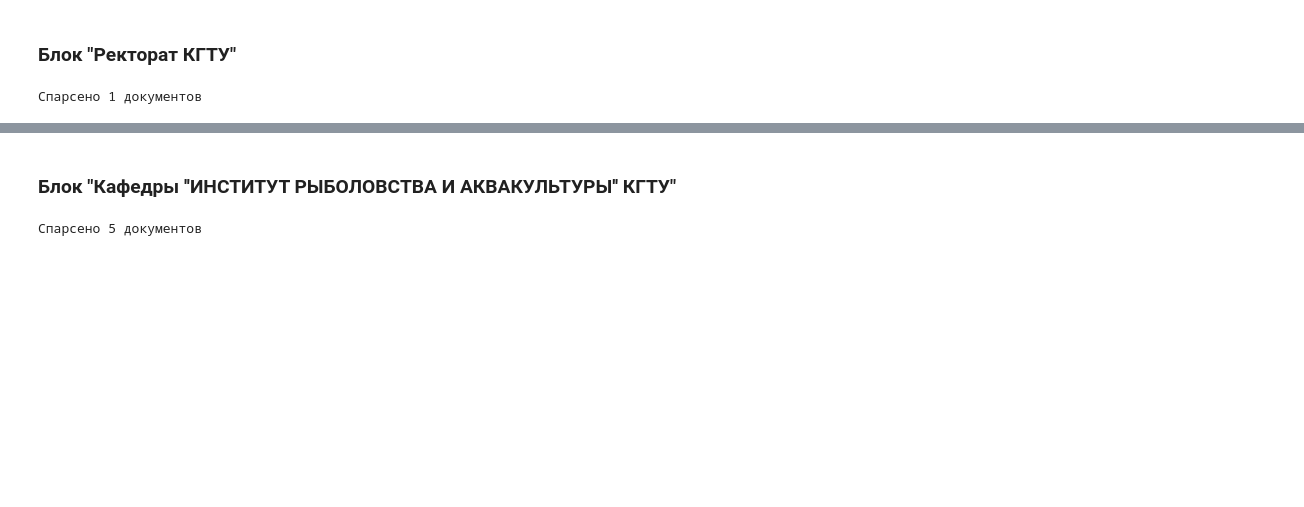
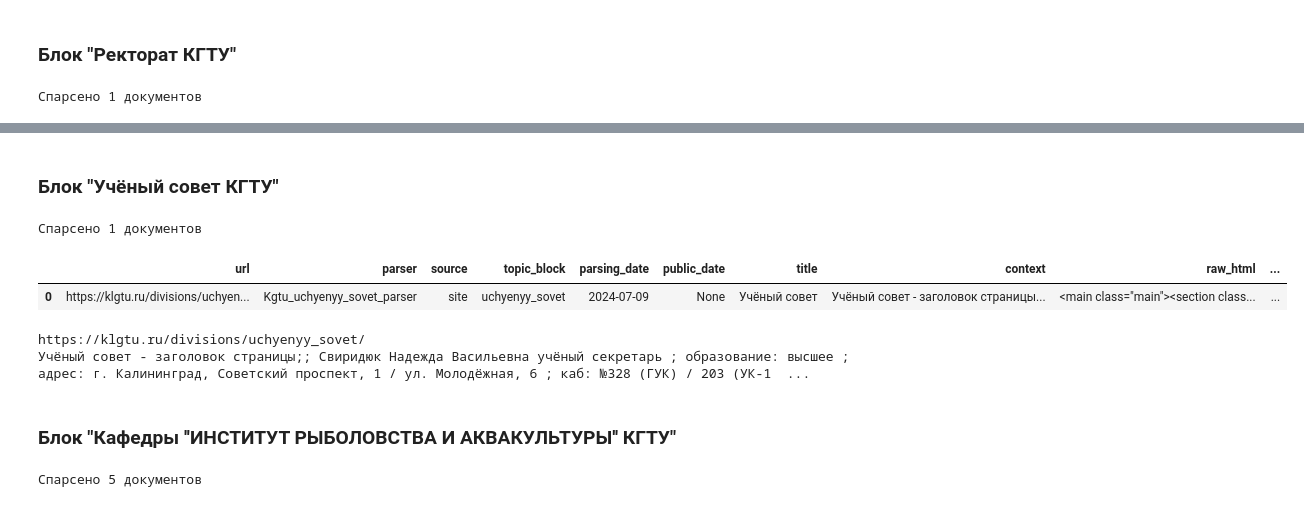
Before and after one commit to MaksimShiriaev/KGTU-parsing, a Jupyter notebook: Parsing/parsing.ipynb, the cells around one changed output, grey strips where cells are left out. Drawn from its saved outputs; the diff is of its cells as text; code cells hidden in the pictures; blank space fills up the shorter version.

```diff
--- a/Parsing/parsing.ipynb
+++ b/Parsing/parsing.ipynb
@@ -158,2 +158,22 @@ https://klgtu.ru/divisions/rektorat/
 # %%
 programms_df.to_json('parsing_rektorat.json', orient='records', force_ascii=False)
+# %% [markdown]
+### Блок "Учёный совет КГТУ"
+# %%
+from block_parsers import Kgtu_uchyenyy_sovet_parser
+programms_parser = Kgtu_uchyenyy_sovet_parser(time_sleep=False)
+# %%
+programms_df = parse_data(programms_parser)
+# %% [output]
+Cпарсено 1 документов
+# %%
+programms_df.head(9)
+# %% [output]
+|  | url | parser | source | topic_block | parsing_date | public_date | title | context | raw_html | ... |
+| 0 | https://klgtu.ru/divisions/uchyen... | Kgtu_uchyenyy_sovet_parser | site | uchyenyy_sovet | 2024-07-09 | None | Учёный совет | Учёный совет - заголовок страницы... | <main class="main"><section class... | ... |
+# %%
+print(programms_df.iloc[0]['url'])
+print(programms_df.iloc[0]['context'])
+# %% [output]
+https://klgtu.ru/divisions/uchyenyy_sovet/
+Учёный совет - заголовок страницы;; Свиридюк Надежда Васильевна учёный секретарь ; образование: высшее ; aдрес: г. Калининград, Советский проспект, 1 / ул. Молодёжная, 6 ; каб: №328 (ГУК) / 203 (УК-1  ...
```
Also changed, not shown: parts of 31 cells of this notebook.
